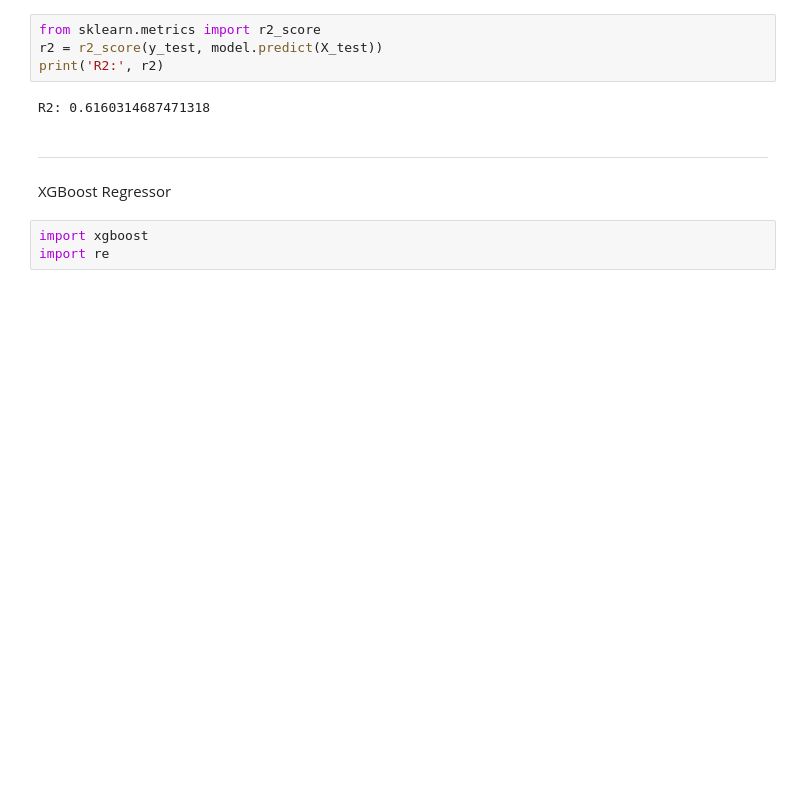
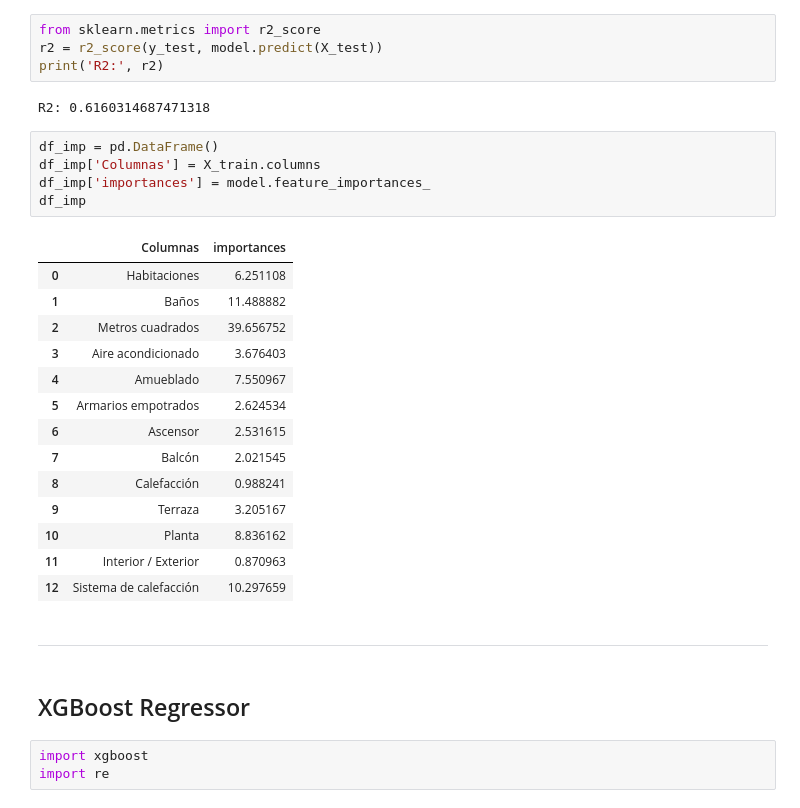
Before and after one commit to Alexcar934/Alquileres-Barcelona, a Jupyter notebook: Machine_Learning.ipynb, the cells around one changed output. Saved outputs shown, nothing was run; the diff lists cells and outputs as text; blank space fills up the shorter version.

```diff
--- a/Machine_Learning.ipynb
+++ b/Machine_Learning.ipynb
@@ -136,10 +136,30 @@ r2 = r2_score(y_test, model.predict(X_test))
 print('R2:', r2)
 # %% [output]
 R2: 0.6160314687471318
+# %%
+df_imp = pd.DataFrame()
+df_imp['Columnas'] = X_train.columns
+df_imp['importances'] = model.feature_importances_
+df_imp
+# %% [output]
+|  | Columnas | importances |
+| 0 | Habitaciones | 6.251108 |
+| 1 | Baños | 11.488882 |
+| 2 | Metros cuadrados | 39.656752 |
+| 3 | Aire acondicionado | 3.676403 |
+| 4 | Amueblado | 7.550967 |
+| 5 | Armarios empotrados | 2.624534 |
+| 6 | Ascensor | 2.531615 |
+| 7 | Balcón | 2.021545 |
+| 8 | Calefacción | 0.988241 |
+| 9 | Terraza | 3.205167 |
+| 10 | Planta | 8.836162 |
+| 11 | Interior / Exterior | 0.870963 |
+| 12 | Sistema de calefacción | 10.297659 |
 # %% [markdown]
 ----
-# %% [markdown]
-XGBoost Regressor
+# %% [markdown]
+## XGBoost Regressor
 # %%
 import xgboost
 import re
```
Also changed, not shown: parts of 14 cells of this notebook, 3 other files.
